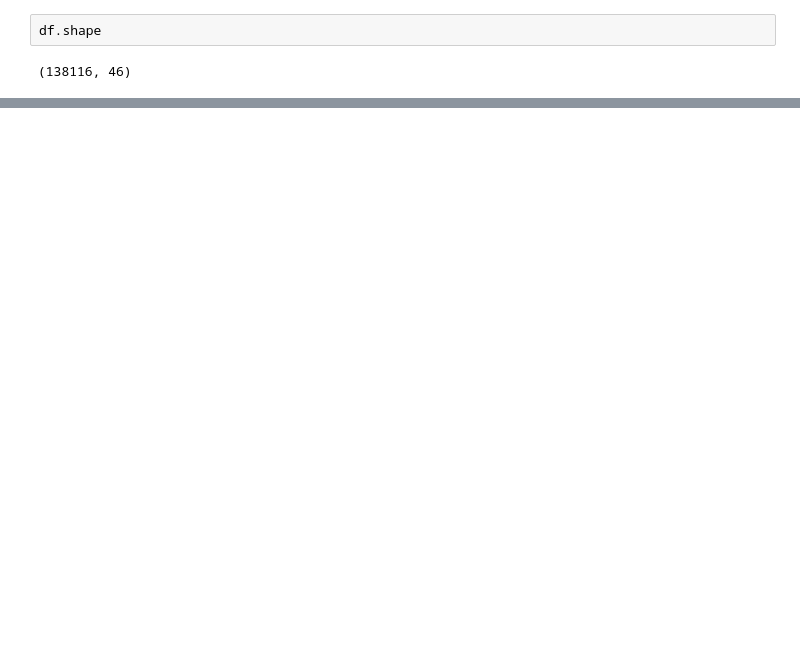
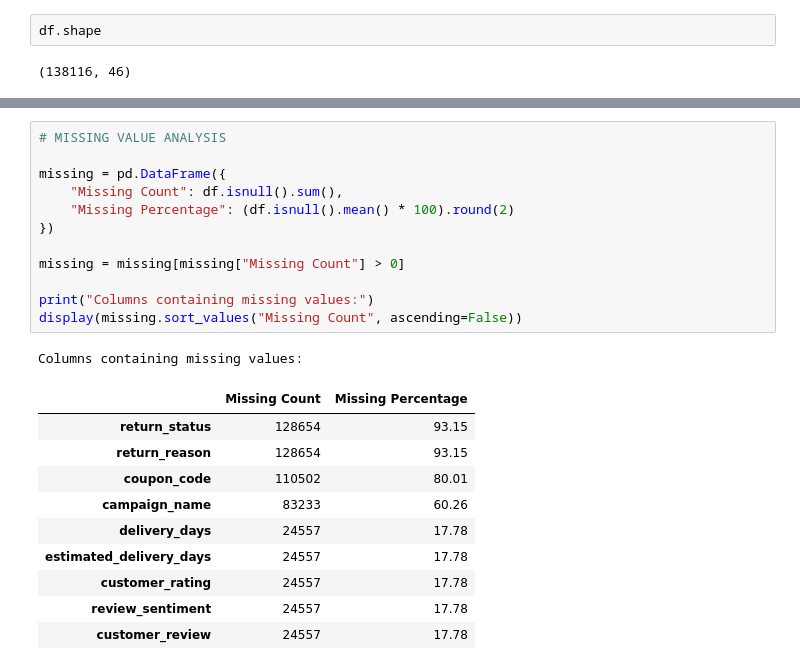
Before and after one commit to xuebo666/DATA230GroupProject, a Jupyter notebook: dataset.ipynb, the cells around one changed output, grey strips where cells are left out. Saved outputs shown, nothing was run; the diff lists cells and outputs as text; blank space fills up the shorter version.

```diff
--- a/dataset.ipynb
+++ b/dataset.ipynb
@@ -64,0 +142,24 @@ df.head()
+# %%
+# MISSING VALUE ANALYSIS
+
+missing = pd.DataFrame({
+    "Missing Count": df.isnull().sum(),
+    "Missing Percentage": (df.isnull().mean() * 100).round(2)
+})
+
+missing = missing[missing["Missing Count"] > 0]
+
+print("Columns containing missing values:")
+display(missing.sort_values("Missing Count", ascending=False))
+# %% [output]
+Columns containing missing values:
+|  | Missing Count | Missing Percentage |
+| return_status | 128654 | 93.15 |
+| return_reason | 128654 | 93.15 |
+| coupon_code | 110502 | 80.01 |
+| campaign_name | 83233 | 60.26 |
+| delivery_days | 24557 | 17.78 |
+| estimated_delivery_days | 24557 | 17.78 |
+| customer_rating | 24557 | 17.78 |
+| review_sentiment | 24557 | 17.78 |
+| customer_review | 24557 | 17.78 |
```
Also changed, not shown: parts of 17 cells of this notebook.
